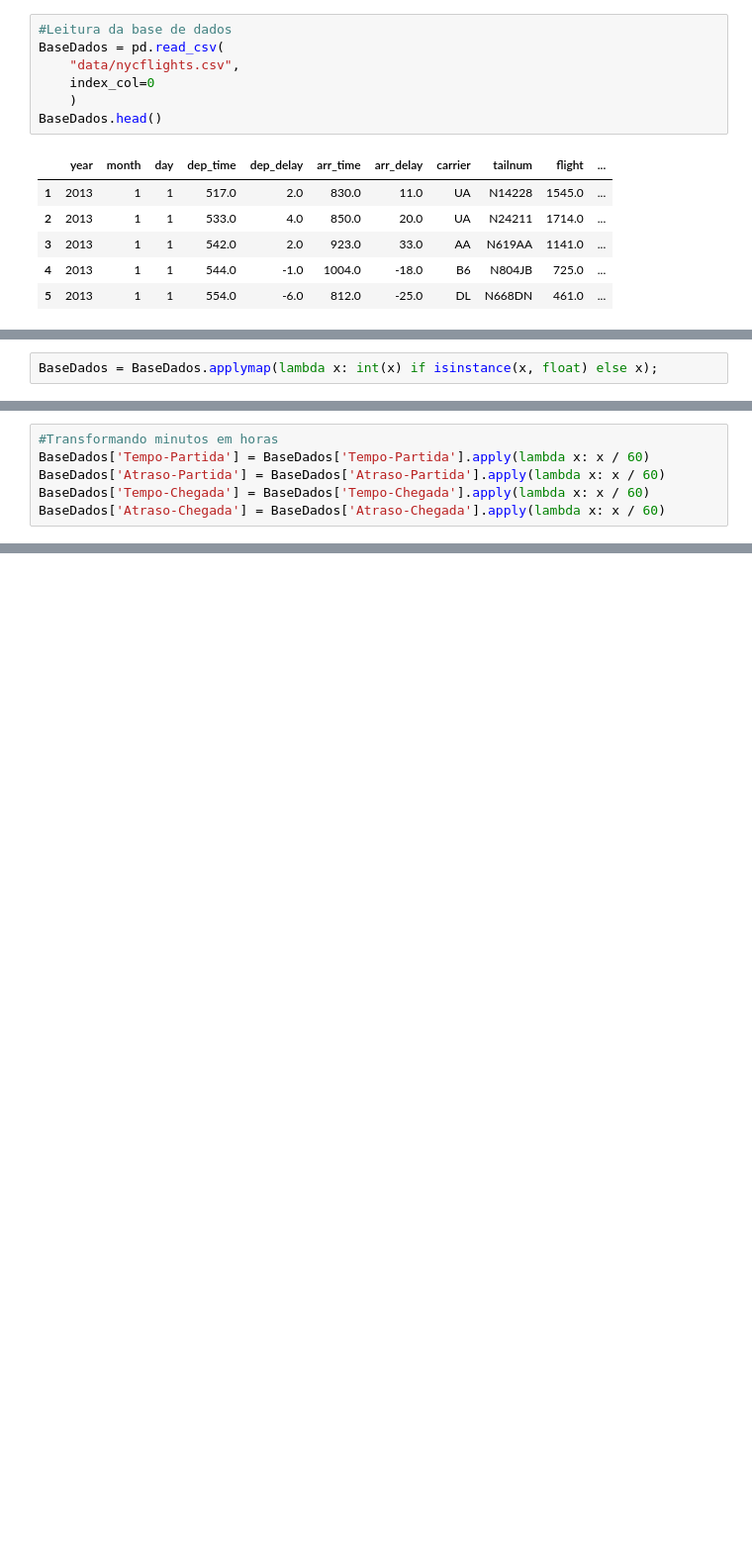
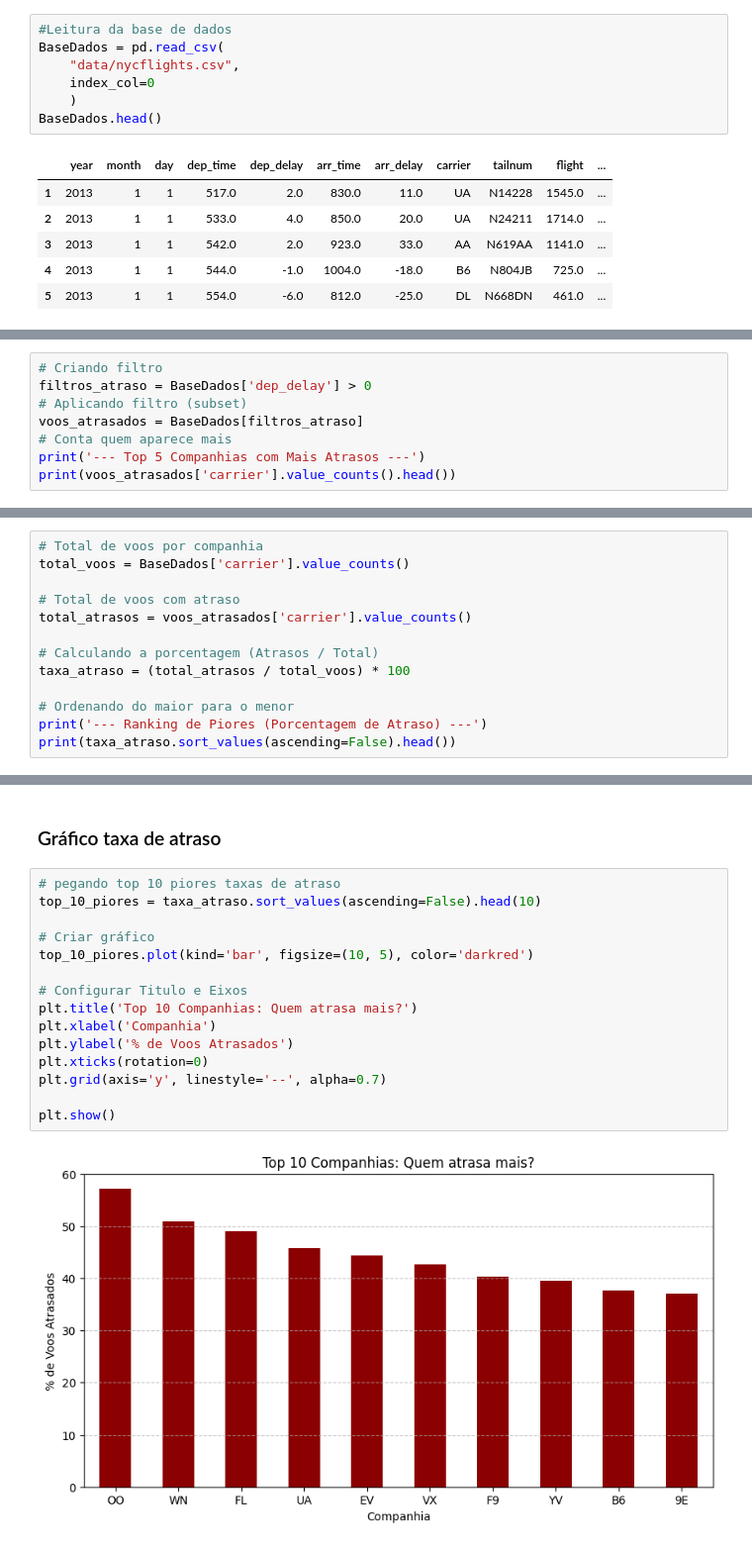
Before and after one commit to murilo-santone/Analise-Atrasos-Aviacao, a Jupyter notebook: notebook.ipynb, the cells around one changed output, grey strips where cells are left out. Shown at 99% size. Drawn from its saved outputs; the diff is of its cells as text; blank space fills up the shorter version.

```diff
--- a/notebook.ipynb
+++ b/notebook.ipynb
@@ -60,2 +24,0 @@ BaseDados = BaseDados.dropna()
-# %%
-BaseDados = BaseDados.applymap(lambda x: int(x) if isinstance(x, float) else x);
@@ -82,6 +24,0 @@ memory usage: 42.5+ MB
-# %%
-#Transformando minutos em horas
-BaseDados['Tempo-Partida'] = BaseDados['Tempo-Partida'].apply(lambda x: x / 60)
-BaseDados['Atraso-Partida'] = BaseDados['Atraso-Partida'].apply(lambda x: x / 60)
-BaseDados['Tempo-Chegada'] = BaseDados['Tempo-Chegada'].apply(lambda x: x / 60)
-BaseDados['Atraso-Chegada'] = BaseDados['Atraso-Chegada'].apply(lambda x: x / 60)
@@ -494,0 +43,8 @@ plt.show()
+# %%
+# Criando filtro
+filtros_atraso = BaseDados['dep_delay'] > 0
+# Aplicando filtro (subset)
+voos_atrasados = BaseDados[filtros_atraso]
+# Conta quem aparece mais
+print('--- Top 5 Companhias com Mais Atrasos ---')
+print(voos_atrasados['carrier'].value_counts().head())
@@ -494,0 +62,13 @@ plt.show()
+# %%
+# Total de voos por companhia
+total_voos = BaseDados['carrier'].value_counts()
+
+# Total de voos com atraso
+total_atrasos = voos_atrasados['carrier'].value_counts()
+
+# Calculando a porcentagem (Atrasos / Total)
+taxa_atraso = (total_atrasos / total_voos) * 100
+
+# Ordenando do maior para o menor
+print('--- Ranking de Piores (Porcentagem de Atraso) ---')
+print(taxa_atraso.sort_values(ascending=False).head())
@@ -494,0 +101,19 @@ plt.show()
+# %% [markdown]
+### Gráfico taxa de atraso
+# %%
+# pegando top 10 piores taxas de atraso
+top_10_piores = taxa_atraso.sort_values(ascending=False).head(10)
+
+# Criar gráfico
+top_10_piores.plot(kind='bar', figsize=(10, 5), color='darkred')
+
+# Configurar Titulo e Eixos
+plt.title('Top 10 Companhias: Quem atrasa mais?')
+plt.xlabel('Companhia')
+plt.ylabel('% de Voos Atrasados')
+plt.xticks(rotation=0)
+plt.grid(axis='y', linestyle='--', alpha=0.7)
+
+plt.show()
+# %% [output]
+[figure, added]
```
Also changed, not shown: parts of 50 cells of this notebook.
